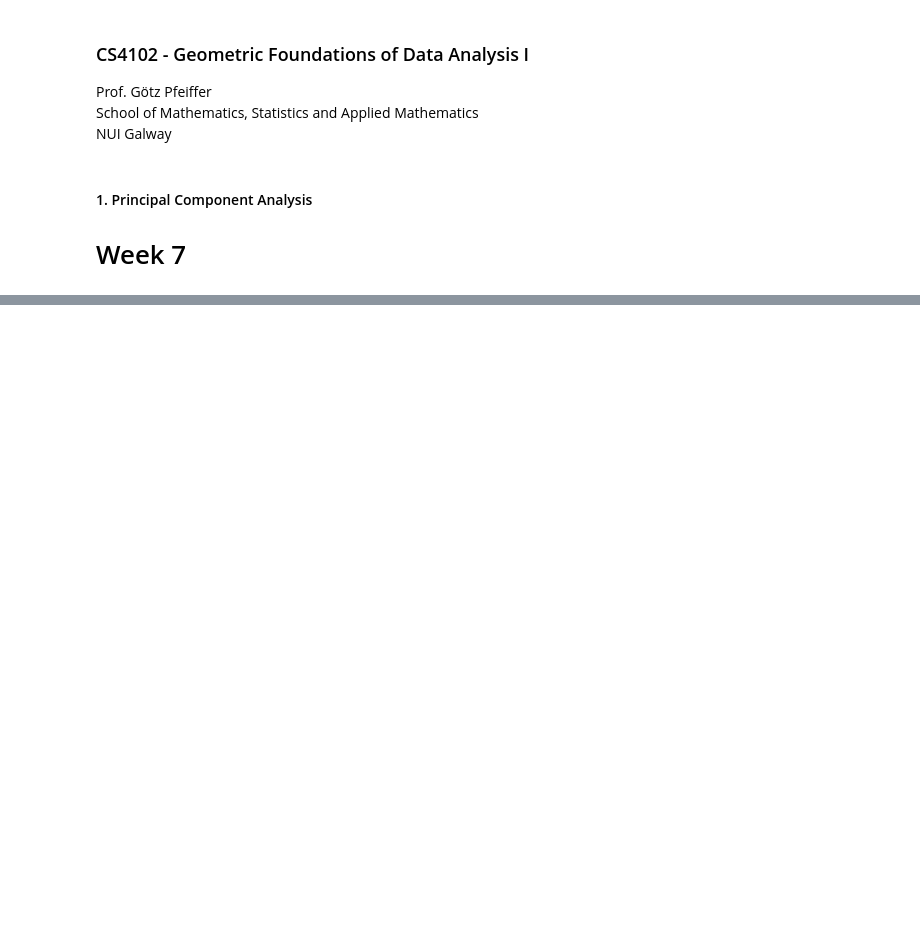
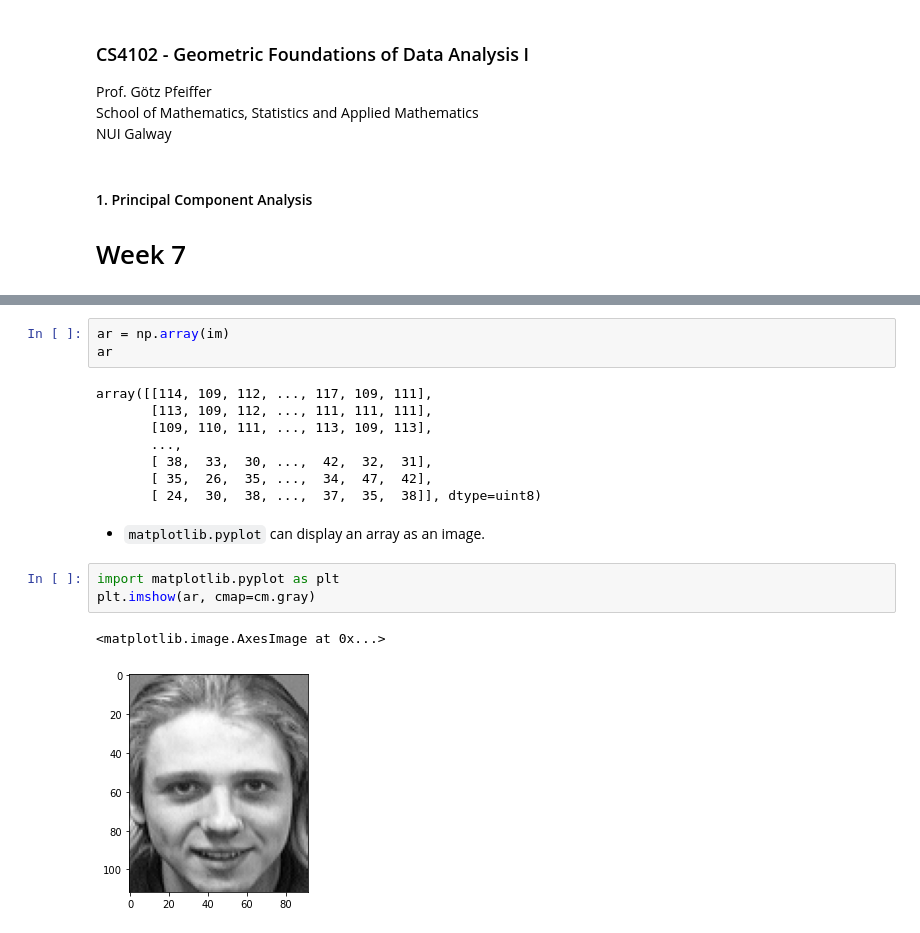
Before and after one commit to gpfeiffer/cs4102, a Jupyter notebook: program07.ipynb, the cells around one changed output, grey strips where cells are left out. Drawn from its saved outputs; the diff is of its cells as text; blank space fills up the shorter version.

```diff
--- a/program07.ipynb
+++ b/program07.ipynb
@@ -150,0 +77,19 @@ array([[ 1,  4,  9],
+# %%
+ar = np.array(im)
+ar
+# %% [output]
+array([[114, 109, 112, ..., 117, 109, 111],
+       [113, 109, 112, ..., 111, 111, 111],
+       [109, 110, 111, ..., 113, 109, 113],
+       ...,
+       [ 38,  33,  30, ...,  42,  32,  31],
+       [ 35,  26,  35, ...,  34,  47,  42],
+       [ 24,  30,  38, ...,  37,  35,  38]], dtype=uint8)
+# %% [markdown]
+* `matplotlib.pyplot` can display an array as an image.
+# %%
+import matplotlib.pyplot as plt
+plt.imshow(ar, cmap=cm.gray)
+# %% [output]
+<matplotlib.image.AxesImage at 0x...>
+[figure, added]
```
Also changed, not shown: parts of 89 cells of this notebook.
